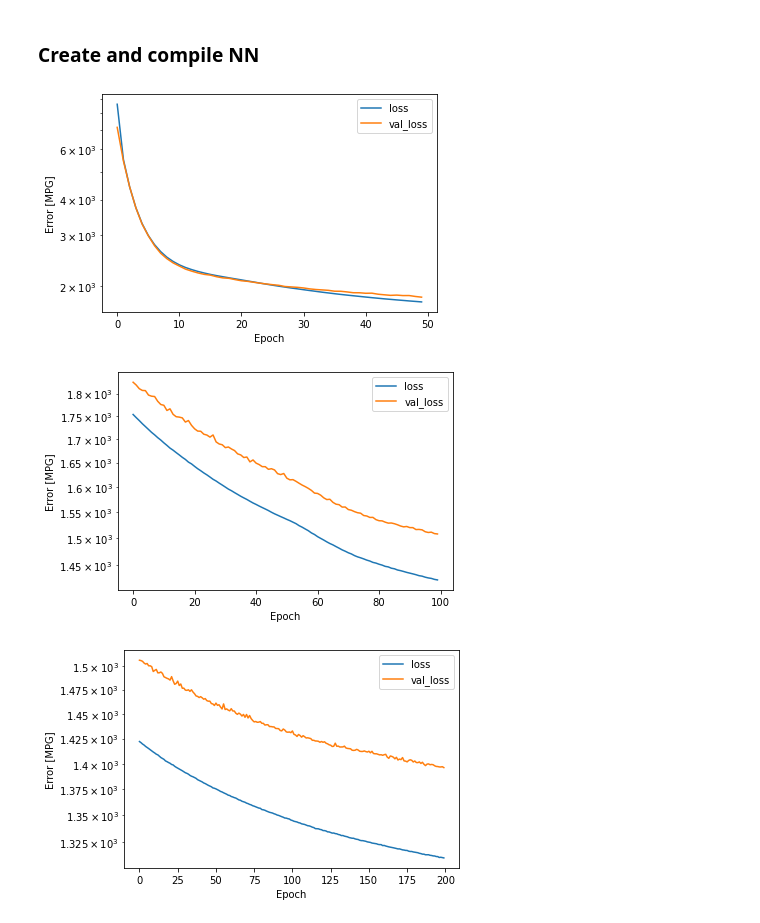
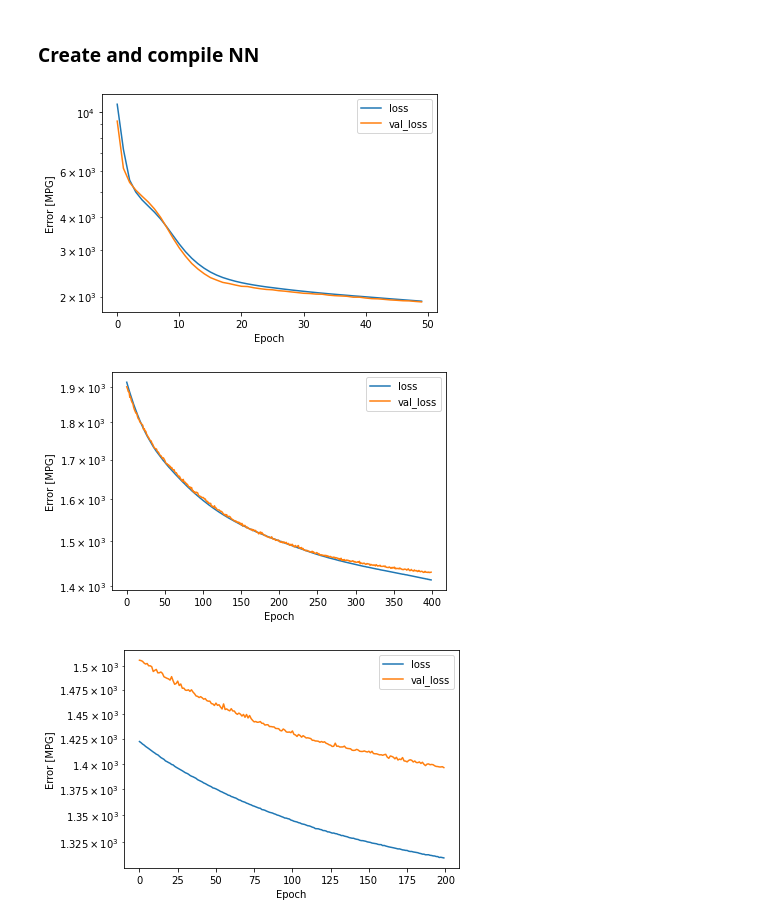
Before and after one commit to bjornah/GamePhysicsSim, a Jupyter notebook: notebooks/Train_NN.ipynb, the cells around one changed output. Saved outputs shown, nothing was run; the diff lists cells and outputs as text; code cells hidden in the pictures.

```diff
--- a/notebooks/Train_NN.ipynb
+++ b/notebooks/Train_NN.ipynb
@@ -92,0 +88,4 @@ pickle.dump(data_scaler, open(scaler_file, 'wb'))
+# %%
+scaler_file = os.path.join(data_scaler_path,'scaler_x.pkl')
+data_scaler_x = pickle.load(open(scaler_file, 'rb'))
+x_train_scaled = data_scaler_x.transform(x_train)
@@ -144,15 +166,15 @@ history = model.fit(x_train_scaled, y_train.values, validation_split=0.2, epochs
 # %%
 fig = NN.plot_loss(history)
 # %% [output]
-[figure, old version]
+[figure, new version]
 # %%
 history_2 = model.fit(x_train_scaled, y_train.values,
                       validation_split=0.2,
-                      verbose=0, epochs=100,
+                      verbose=0, epochs=400,
                       callbacks=[TqdmCallback(verbose=0)])
 fig = NN.plot_loss(history_2)
 # %% [output]
-[figure, old version]
+[figure, new version]
 # %%
 history3 = model.fit(x_train_scaled, y_train.values,
                     validation_split=0.2,
```
Also changed, not shown: parts of 28 cells of this notebook, 21 other files.
